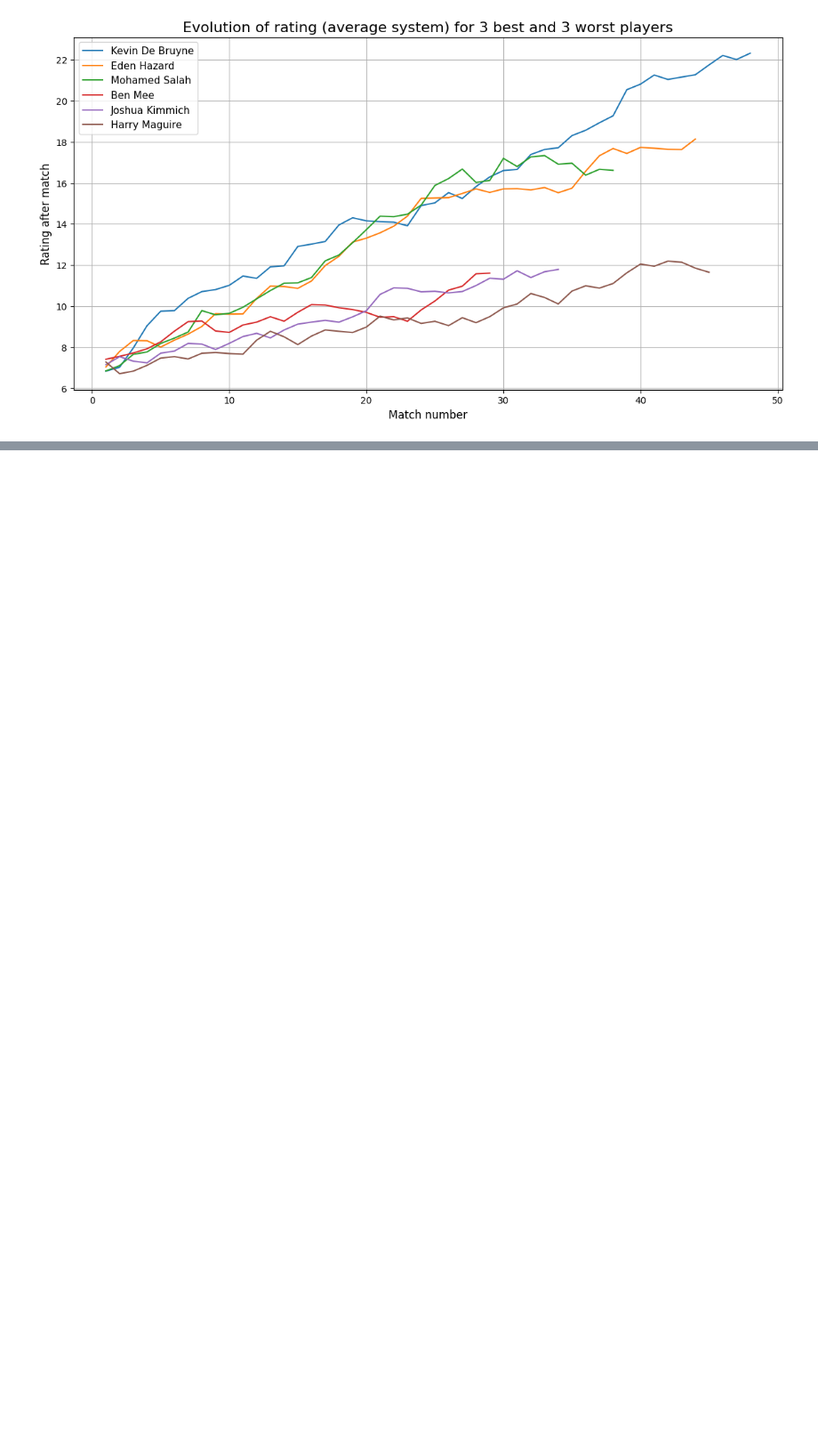
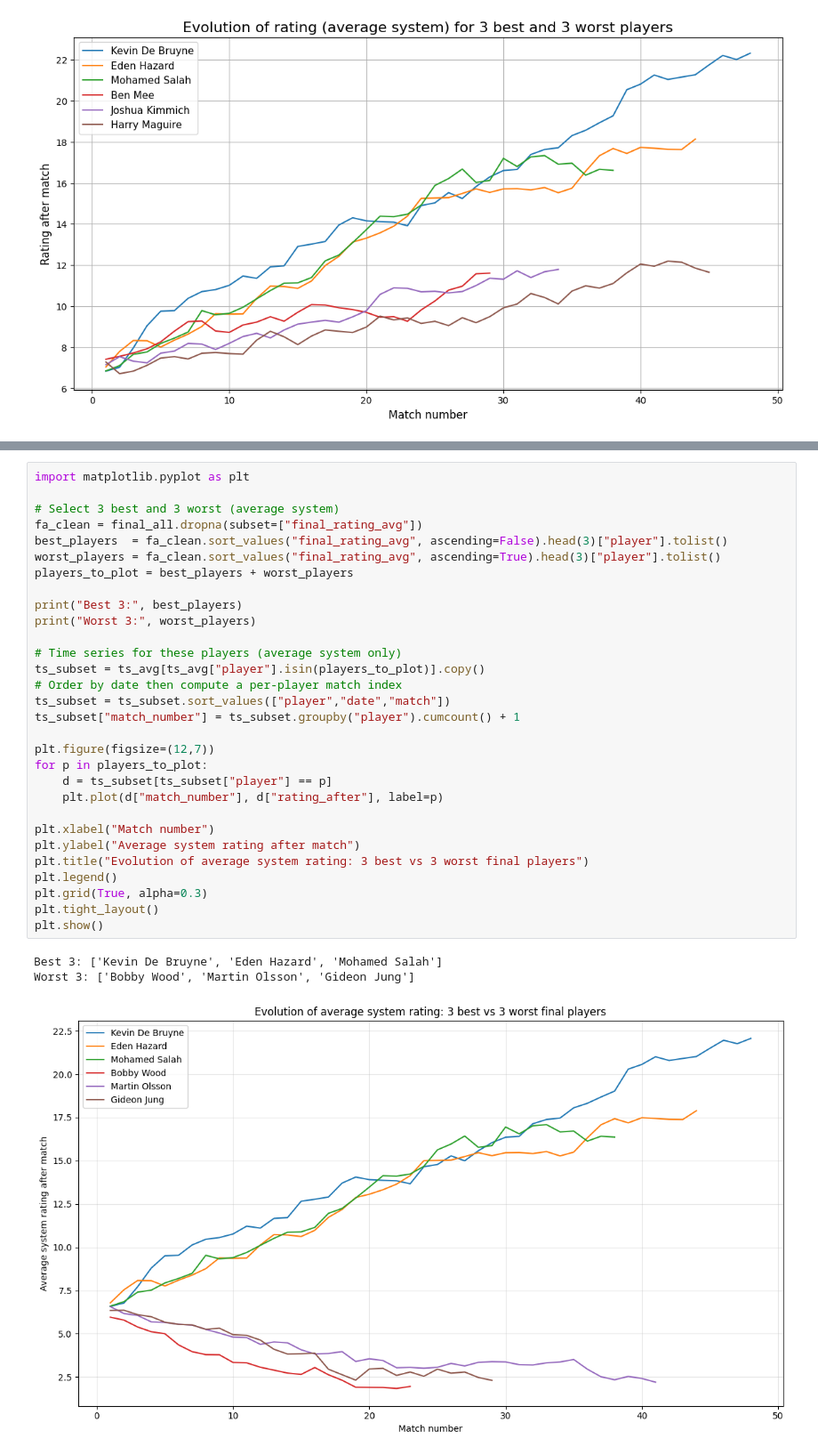
Before and after one commit to AntoineMagninn/GOAL, a Jupyter notebook: Model.ipynb, the cells around one changed output, grey strips where cells are left out. Shown at 89% size. Saved outputs shown, nothing was run; the diff lists cells and outputs as text; blank space fills up the shorter version.

```diff
--- a/Model.ipynb
+++ b/Model.ipynb
@@ -605,0 +701,34 @@ Top 10 by average note:
+# %%
+import matplotlib.pyplot as plt
+
+# Select 3 best and 3 worst (average system)
+fa_clean = final_all.dropna(subset=["final_rating_avg"])
+best_players  = fa_clean.sort_values("final_rating_avg", ascending=False).head(3)["player"].tolist()
+worst_players = fa_clean.sort_values("final_rating_avg", ascending=True).head(3)["player"].tolist()
+players_to_plot = best_players + worst_players
+
+print("Best 3:", best_players)
+print("Worst 3:", worst_players)
+
+# Time series for these players (average system only)
+ts_subset = ts_avg[ts_avg["player"].isin(players_to_plot)].copy()
+# Order by date then compute a per-player match index
+ts_subset = ts_subset.sort_values(["player","date","match"])
+ts_subset["match_number"] = ts_subset.groupby("player").cumcount() + 1
+
+plt.figure(figsize=(12,7))
+for p in players_to_plot:
+    d = ts_subset[ts_subset["player"] == p]
+    plt.plot(d["match_number"], d["rating_after"], label=p)
+
+plt.xlabel("Match number")
+plt.ylabel("Average system rating after match")
+plt.title("Evolution of average system rating: 3 best vs 3 worst final players")
+plt.legend()
+plt.grid(True, alpha=0.3)
+plt.tight_layout()
+plt.show()
+# %% [output]
+Best 3: ['Kevin De Bruyne', 'Eden Hazard', 'Mohamed Salah']
+Worst 3: ['Bobby Wood', 'Martin Olsson', 'Gideon Jung']
+[figure, added]
```
Also changed, not shown: parts of 8 cells of this notebook, 2 other files.
